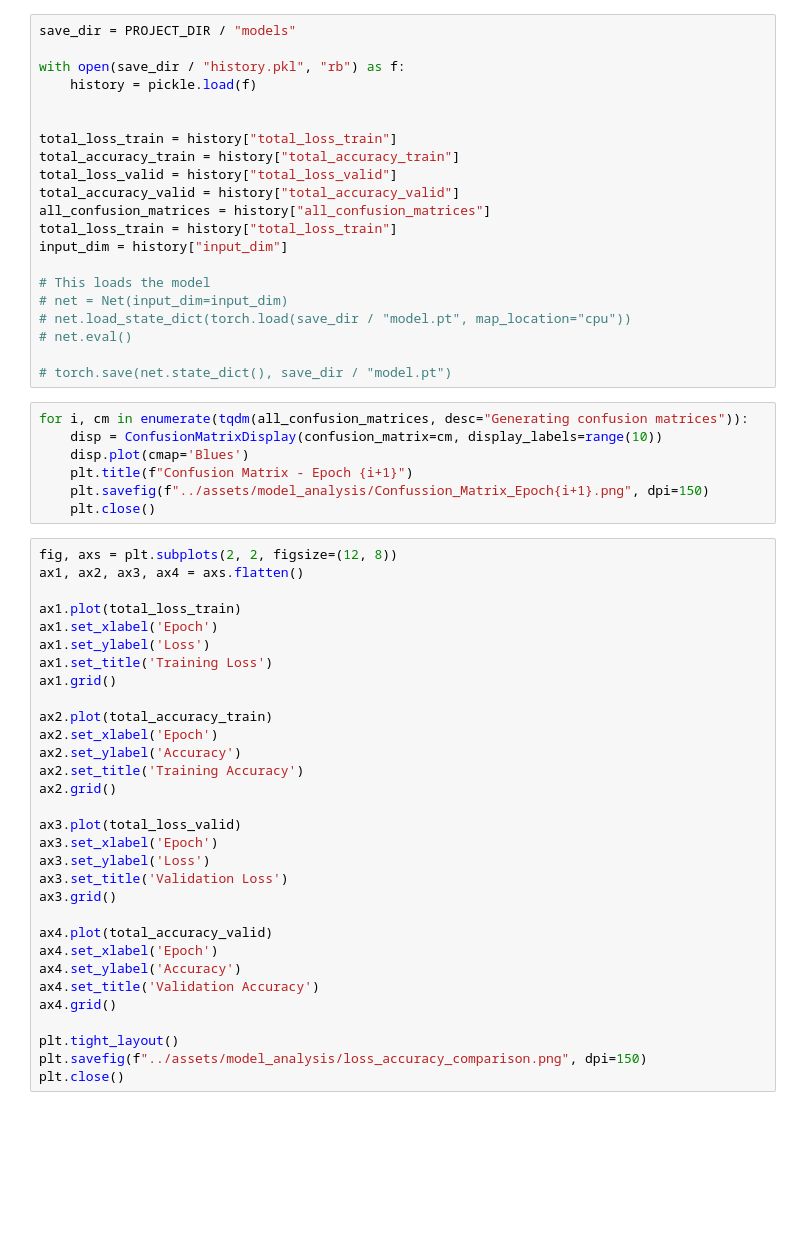
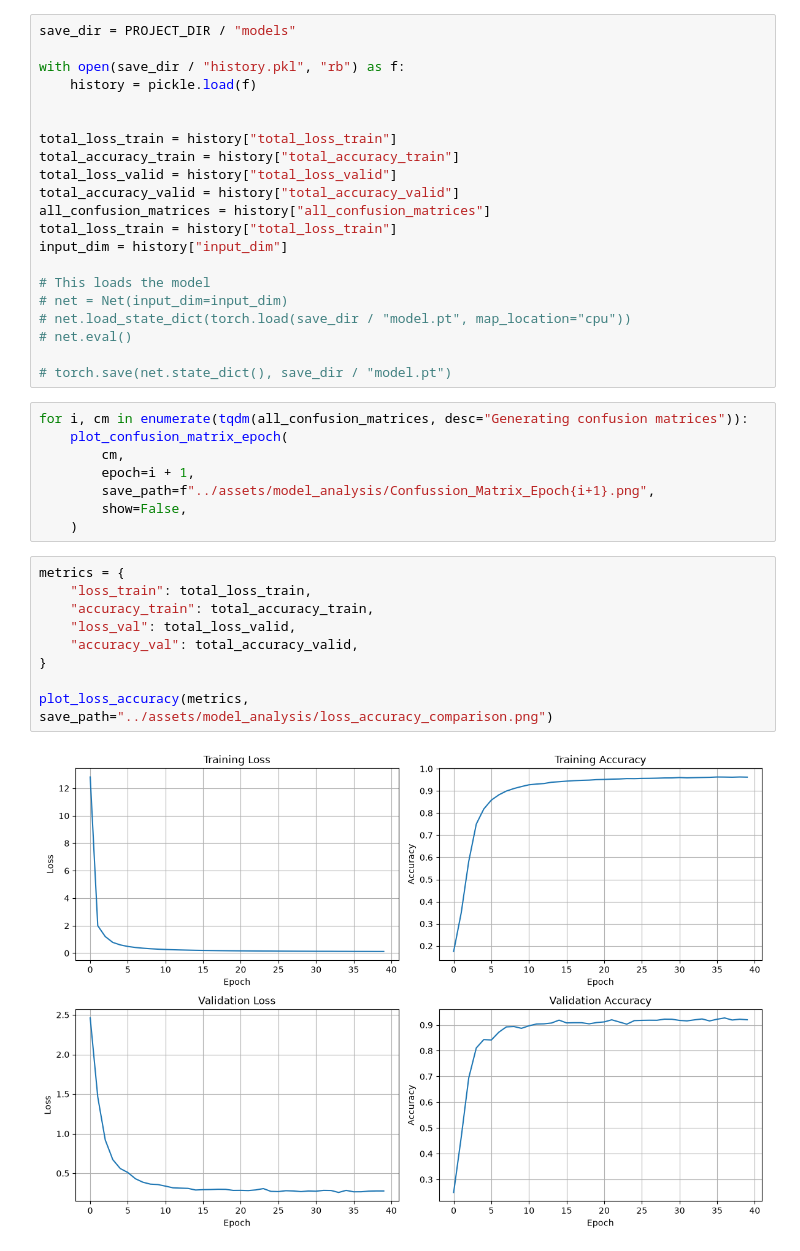
Before and after one commit to AmetsMarti/SDOML-project1, a Jupyter notebook: notebooks/02_analysis part.ipynb, the cells around one changed output. Saved outputs shown, nothing was run; the diff lists cells and outputs as text; blank space fills up the shorter version.

```diff
--- a/notebooks/02_analysis part.ipynb
+++ b/notebooks/02_analysis part.ipynb
@@ -31,39 +33,20 @@ input_dim = history["input_dim"]
 # torch.save(net.state_dict(), save_dir / "model.pt")
 # %%
 for i, cm in enumerate(tqdm(all_confusion_matrices, desc="Generating confusion matrices")):
-    disp = ConfusionMatrixDisplay(confusion_matrix=cm, display_labels=range(10))
-    disp.plot(cmap='Blues')
-    plt.title(f"Confusion Matrix - Epoch {i+1}")
-    plt.savefig(f"../assets/model_analysis/Confussion_Matrix_Epoch{i+1}.png", dpi=150)
-    plt.close()
+    plot_confusion_matrix_epoch(
+        cm,
+        epoch=i + 1,
+        save_path=f"../assets/model_analysis/Confussion_Matrix_Epoch{i+1}.png",
+        show=False,
+    )
 # %%
-fig, axs = plt.subplots(2, 2, figsize=(12, 8))
-ax1, ax2, ax3, ax4 = axs.flatten()
+metrics = {
+    "loss_train": total_loss_train,
+    "accuracy_train": total_accuracy_train,
+    "loss_val": total_loss_valid,
+    "accuracy_val": total_accuracy_valid,
+}
 
-ax1.plot(total_loss_train)
-ax1.set_xlabel('Epoch')
-ax1.set_ylabel('Loss')
-ax1.set_title('Training Loss')
-ax1.grid()
-
-ax2.plot(total_accuracy_train)
-ax2.set_xlabel('Epoch')
-ax2.set_ylabel('Accuracy')
-ax2.set_title('Training Accuracy')
-ax2.grid()
-
-ax3.plot(total_loss_valid)
-ax3.set_xlabel('Epoch')
-ax3.set_ylabel('Loss')
-ax3.set_title('Validation Loss')
-ax3.grid()
-
-ax4.plot(total_accuracy_valid)
-ax4.set_xlabel('Epoch')
-ax4.set_ylabel('Accuracy')
-ax4.set_title('Validation Accuracy')
-ax4.grid()
-
-plt.tight_layout()
-plt.savefig(f"../assets/model_analysis/loss_accuracy_comparison.png", dpi=150)
-plt.close()
+plot_loss_accuracy(metrics, save_path="../assets/model_analysis/loss_accuracy_comparison.png")
+# %% [output]
+[figure, added]
```
Also changed, not shown: parts of 1 cell of this notebook, 59 other files.
